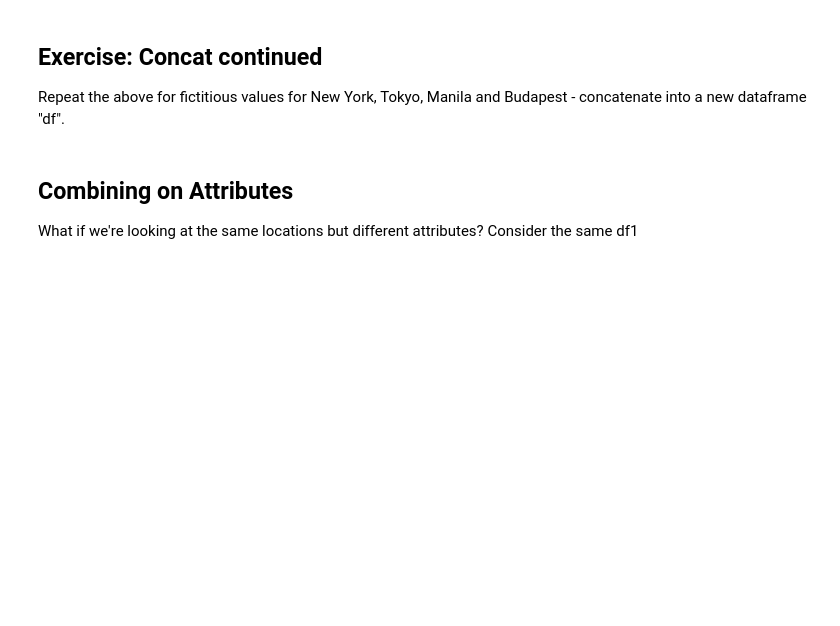
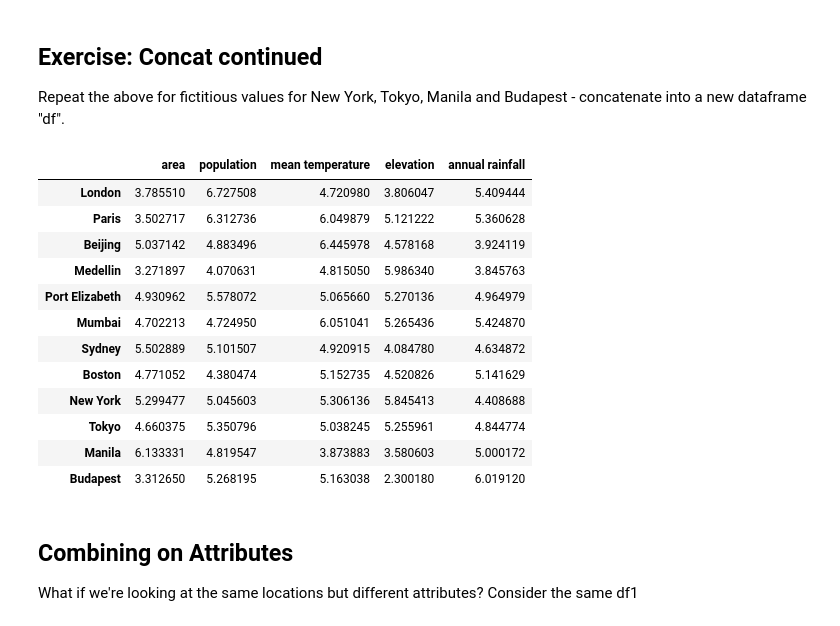
Before and after one commit to kristyliulhy77/QM2, a Jupyter notebook: W3_Merging_and_Joining_in_Python.ipynb, the cells around one changed output. Drawn from its saved outputs; the diff is of its cells as text; code cells hidden in the pictures; blank space fills up the shorter version.

```diff
--- a/W3_Merging_and_Joining_in_Python.ipynb
+++ b/W3_Merging_and_Joining_in_Python.ipynb
@@ -152,6 +152,28 @@ df3
 ## Exercise: Concat continued
 
 Repeat the above for fictitious values for New York, Tokyo, Manila and Budapest - concatenate into a new dataframe "df".
+# %%
+df_new= pd.DataFrame(5+np.random.randn(4, 5))
+df_new.columns = ['area','population','mean temperature','elevation','annual rainfall']
+df_new.index = ['New York', 'Tokyo', 'Manila', 'Budapest']
+
+df4 = pd.concat([df3,df_new])
+# %%
+df4
+# %% [output]
+|  | area | population | mean temperature | elevation | annual rainfall |
+| London | 3.785510 | 6.727508 | 4.720980 | 3.806047 | 5.409444 |
+| Paris | 3.502717 | 6.312736 | 6.049879 | 5.121222 | 5.360628 |
+| Beijing | 5.037142 | 4.883496 | 6.445978 | 4.578168 | 3.924119 |
+| Medellin | 3.271897 | 4.070631 | 4.815050 | 5.986340 | 3.845763 |
+| Port Elizabeth | 4.930962 | 5.578072 | 5.065660 | 5.270136 | 4.964979 |
+| Mumbai | 4.702213 | 4.724950 | 6.051041 | 5.265436 | 5.424870 |
+| Sydney | 5.502889 | 5.101507 | 4.920915 | 4.084780 | 4.634872 |
+| Boston | 4.771052 | 4.380474 | 5.152735 | 4.520826 | 5.141629 |
+| New York | 5.299477 | 5.045603 | 5.306136 | 5.845413 | 4.408688 |
+| Tokyo | 4.660375 | 5.350796 | 5.038245 | 5.255961 | 4.844774 |
+| Manila | 6.133331 | 4.819547 | 3.873883 | 3.580603 | 5.000172 |
+| Budapest | 3.312650 | 5.268195 | 5.163038 | 2.300180 | 6.019120 |
 # %% [markdown]
 ## Combining on Attributes
 
```
Also changed, not shown: parts of 36 cells of this notebook.
